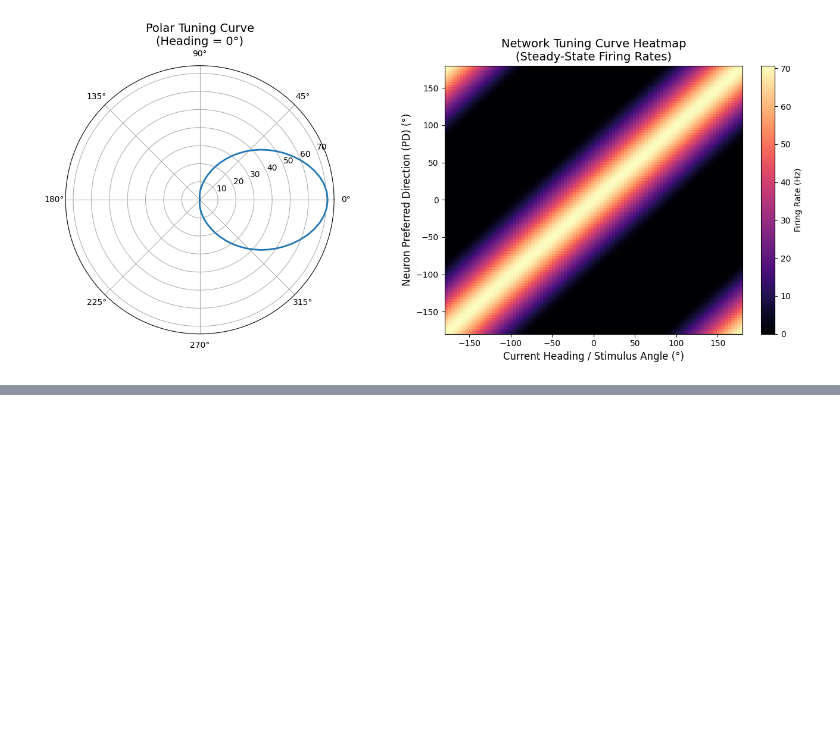
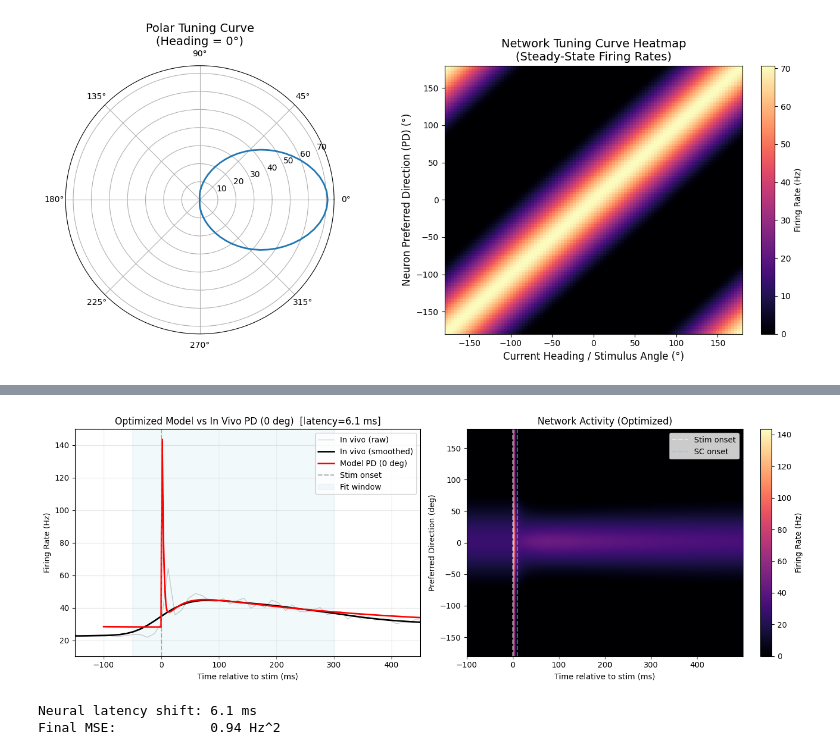
Before and after one commit to FloHofmann/workbench, a Jupyter notebook: hdmodel/hdmodel.ipynb, the cells around one changed output, grey strips where cells are left out. Cells and saved outputs as stored; diff of their text form; code cells hidden in the pictures; blank space fills up the shorter version.

```diff
--- a/hdmodel/hdmodel.ipynb
+++ b/hdmodel/hdmodel.ipynb
@@ -391,0 +399,46 @@ Optimal I_BASE (Background): 34.26
+# %%
+t_model_rel, rates_opt = run_model_temporal(
+    I_opt, Af_opt, Ap_opt, tau_opt, J1_opt, J0_opt
+)
+t_vivo_rel = bins_plot.astype(float) - td_opt
+
+fig, axes = plt.subplots(1, 2, figsize=(14, 5))
+
+# Left: temporal trace comparison
+ax = axes[0]
+ax.plot(t_vivo_rel, mean_seven_rate, color='gray', lw=1, alpha=0.4, label='In vivo (raw)')
+ax.plot(t_vivo_rel, mean_seven_smooth, 'k-', lw=2, label='In vivo (smoothed)')
+ax.plot(t_model_rel, rates_opt[:, IDX_0], 'r-', lw=2, label='Model PD (0 deg)')
+ax.axvline(0, color='gray', linestyle='--', alpha=0.6, label='Stim onset')
+ax.axvspan(WIN_LO, WIN_HI, color='lightblue', alpha=0.15, label='Fit window')
+ax.set_xlim(-150, 450)
+ax.set_xlabel('Time relative to stim (ms)')
+ax.set_ylabel('Firing Rate (Hz)')
+ax.set_title(f'Optimized Model vs In Vivo PD (0 deg)  [latency={td_opt:.1f} ms]')
+ax.legend()
+ax.grid(True, alpha=0.3)
+
+# Right: full network heatmap
+ax2 = axes[1]
+im = ax2.imshow(
+    rates_opt.T, aspect='auto', origin='lower',
+    extent=[t_model_rel[0], t_model_rel[-1], -180, 180],
+    cmap='magma', vmin=0,
+)
+ax2.axvline(0, color='white', linestyle='--', alpha=0.5, label='Stim onset')
+ax2.axvline(T_PHASIC - T_STIM, color='cyan', linestyle='--', alpha=0.5, label='SC onset')
+ax2.set_xlabel('Time relative to stim (ms)')
+ax2.set_ylabel('Preferred Direction (deg)')
+ax2.set_title('Network Activity (Optimized)')
+ax2.legend(loc='upper right')
+fig.colorbar(im, ax=ax2, label='Firing Rate (Hz)')
+
+plt.tight_layout()
+plt.show()
+
+print(f'Neural latency shift: {td_opt:.1f} ms')
+print(f'Final MSE:            {opt_result.fun:.2f} Hz^2')
+# %% [output]
+[figure, added]
+Neural latency shift: 6.1 ms
+Final MSE:            0.94 Hz^2
```
Also changed, not shown: parts of 8 cells of this notebook, 1 other file.
